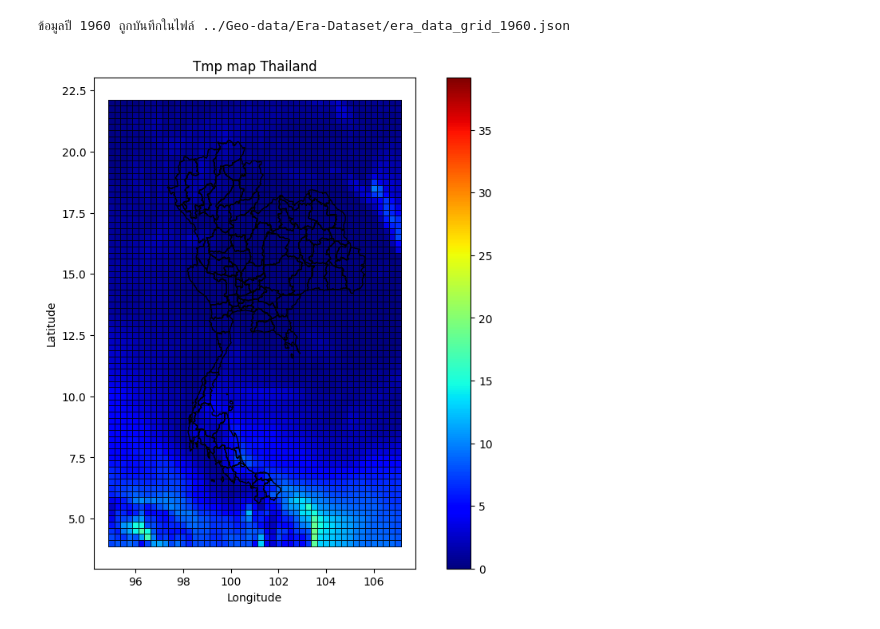
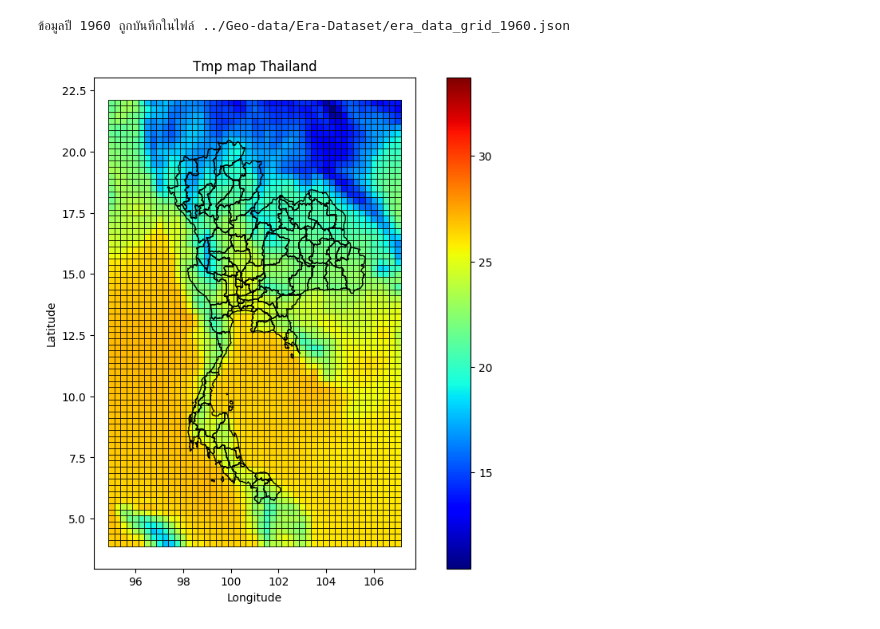
Before and after one commit to supakron-suk/climate-project-app, a Jupyter notebook: src/Jupyter/era-dataset-make.ipynb, the cells around one changed output. Saved outputs shown, nothing was run; the diff lists cells and outputs as text; code cells hidden in the pictures.

```diff
--- a/src/Jupyter/era-dataset-make.ipynb
+++ b/src/Jupyter/era-dataset-make.ipynb
@@ -490,25 +490,25 @@ for year in range(1960, 1961):
 # %%
 import geopandas as gpd
 import matplotlib.pyplot as plt
 import seaborn as sns
 
 # โหลดข้อมูล GeoJSON
 data = gpd.read_file('../Geo-data/Era-Dataset/era_data_grid_1960.json')
 shapefile = gpd.read_file('../Geo-data/thailand-Geo.json')
 
 # สร้าง plot
 fig, ax = plt.subplots(figsize=(10, 8))
 
 # แสดงผลข้อมูลพื้นที่ด้วย GeoPandas
-data.plot(column='pre', cmap='jet', linewidth=0.5, ax=ax, edgecolor='black', legend=True)
+data.plot(column='tmax', cmap='jet', linewidth=0.5, ax=ax, edgecolor='black', legend=True)
 
 shapefile.geometry.boundary.plot(ax=ax, color='black', linewidth=1)
 
 # ปรับแต่งการแสดงผลเพิ่มเติม
 plt.title('Tmp map Thailand')
 plt.xlabel('Longitude')
 plt.ylabel('Latitude')
 
 plt.show()
 # %% [output]
-[figure, old version]
+[figure, new version]
```
Also changed, not shown: 11 other files.
